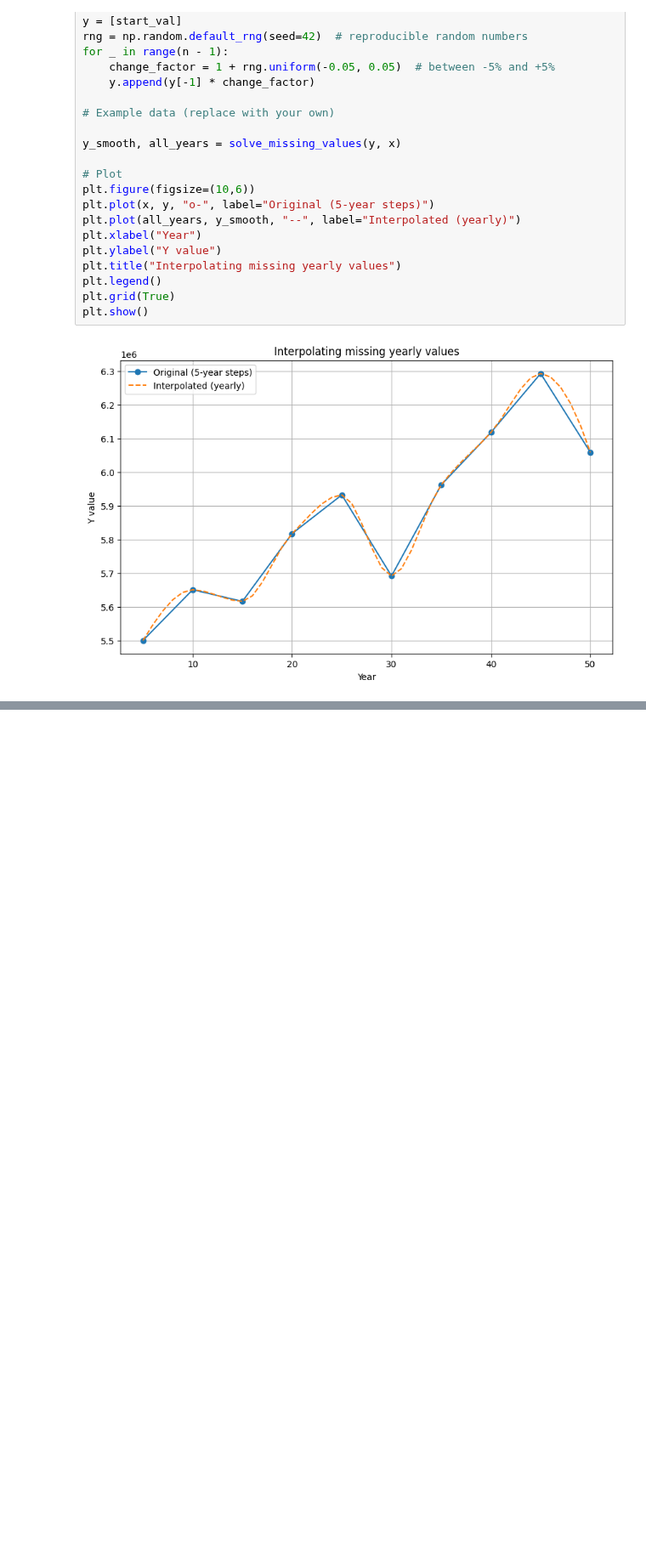
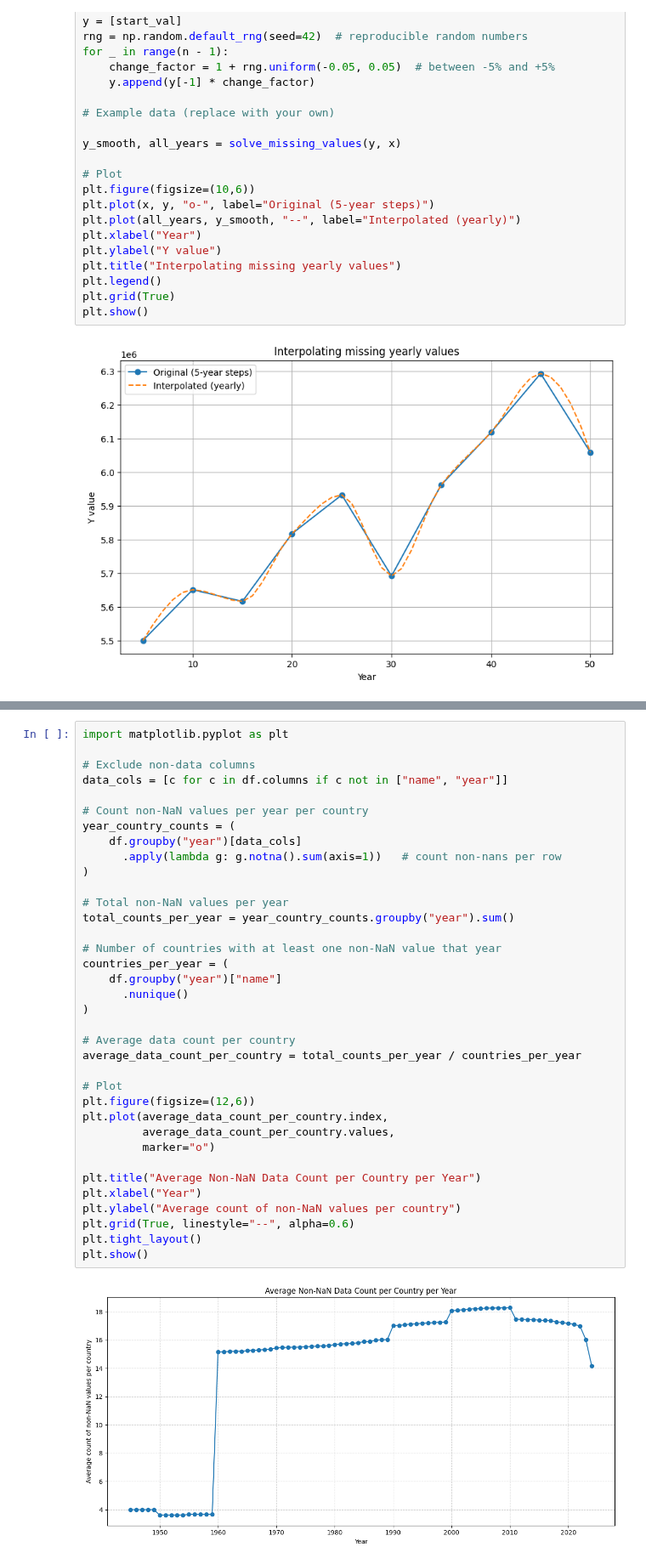
Before and after one commit to tuomascode/DSA-Population, a Jupyter notebook: tuomas_population_data.ipynb, the cells around one changed output, grey strips where cells are left out. Shown at 85% size. Cells and saved outputs as stored; diff of their text form; blank space fills up the shorter version.

```diff
--- a/tuomas_population_data.ipynb
+++ b/tuomas_population_data.ipynb
@@ -204,0 +220,38 @@ df[df["Country Code"] == get_country("vietnam").alpha_2]
+# %%
+import matplotlib.pyplot as plt
+
+# Exclude non-data columns
+data_cols = [c for c in df.columns if c not in ["name", "year"]]
+
+# Count non-NaN values per year per country
+year_country_counts = (
+    df.groupby("year")[data_cols]
+      .apply(lambda g: g.notna().sum(axis=1))   # count non-nans per row
+)
+
+# Total non-NaN values per year
+total_counts_per_year = year_country_counts.groupby("year").sum()
+
+# Number of countries with at least one non-NaN value that year
+countries_per_year = (
+    df.groupby("year")["name"]
+      .nunique()
+)
+
+# Average data count per country
+average_data_count_per_country = total_counts_per_year / countries_per_year
+
+# Plot
+plt.figure(figsize=(12,6))
+plt.plot(average_data_count_per_country.index,
+         average_data_count_per_country.values,
+         marker="o")
+
+plt.title("Average Non-NaN Data Count per Country per Year")
+plt.xlabel("Year")
+plt.ylabel("Average count of non-NaN values per country")
+plt.grid(True, linestyle="--", alpha=0.6)
+plt.tight_layout()
+plt.show()
+# %% [output]
+[figure, added]
```
Also changed, not shown: parts of 12 cells of this notebook, 2 other files.
